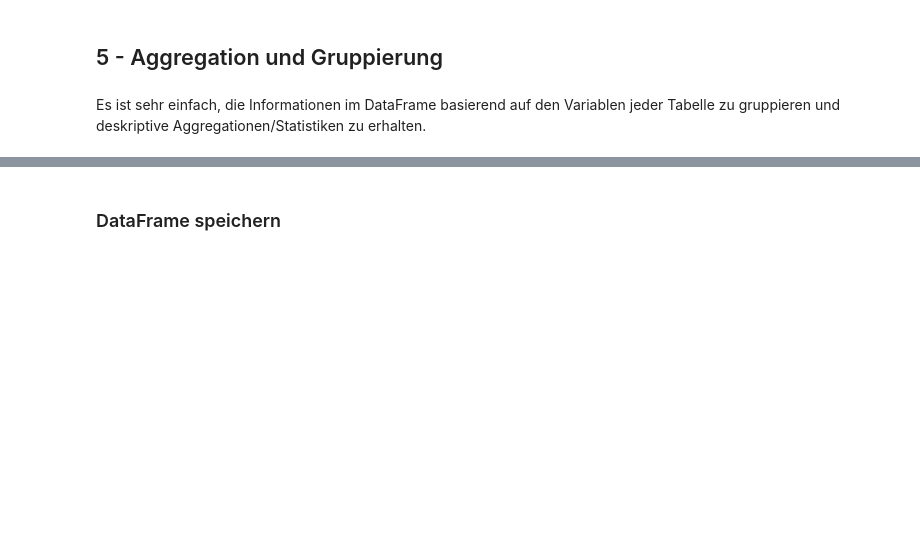
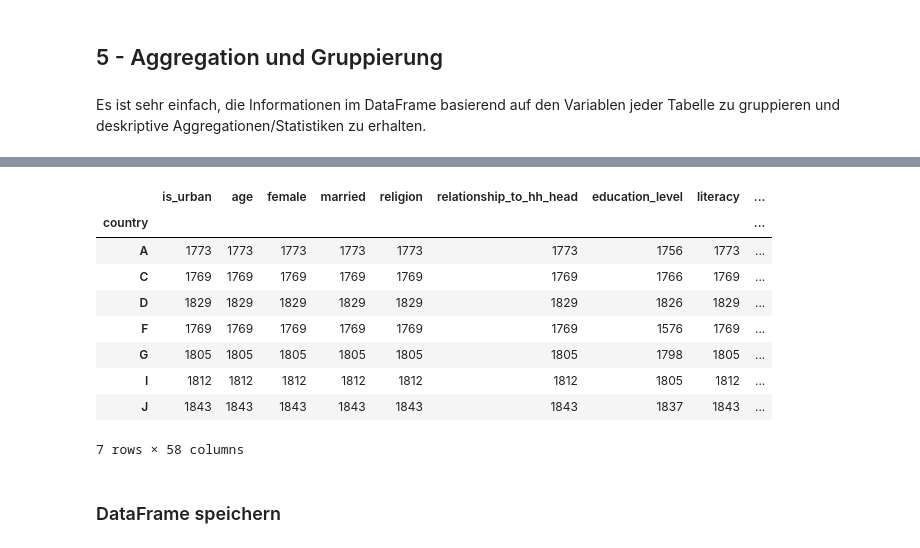
Before and after one commit to jsemeano/IMK_Python_Workshop, a Jupyter notebook: Tag_2/1_Pandas.ipynb, the cells around one changed output, grey strips where cells are left out. Cells and saved outputs as stored; diff of their text form; code cells hidden in the pictures; blank space fills up the shorter version.

```diff
--- a/Tag_2/1_Pandas.ipynb
+++ b/Tag_2/1_Pandas.ipynb
@@ -361,5 +331,15 @@ df.groupby('country')
 # %%
 # Um etwas zu sehen, wir mussen eine zusätzliche Methode geben
-df.groupby('country').count()
+# %% [output]
+|  | is_urban | age | female | married | religion | relationship_to_hh_head | education_level | literacy | ... |
+| country |  |  |  |  |  |  |  |  | ... |
+| A | 1773 | 1773 | 1773 | 1773 | 1773 | 1773 | 1756 | 1773 | ... |
+| C | 1769 | 1769 | 1769 | 1769 | 1769 | 1769 | 1766 | 1769 | ... |
+| D | 1829 | 1829 | 1829 | 1829 | 1829 | 1829 | 1826 | 1829 | ... |
+| F | 1769 | 1769 | 1769 | 1769 | 1769 | 1769 | 1576 | 1769 | ... |
+| G | 1805 | 1805 | 1805 | 1805 | 1805 | 1805 | 1798 | 1805 | ... |
+| I | 1812 | 1812 | 1812 | 1812 | 1812 | 1812 | 1805 | 1812 | ... |
+| J | 1843 | 1843 | 1843 | 1843 | 1843 | 1843 | 1837 | 1843 | ... |
+7 rows × 58 columns
 # %%
 # wir können einfach bestimmte Spalten wählen
```
Also changed, not shown: parts of 37 cells of this notebook, 18 other files.
